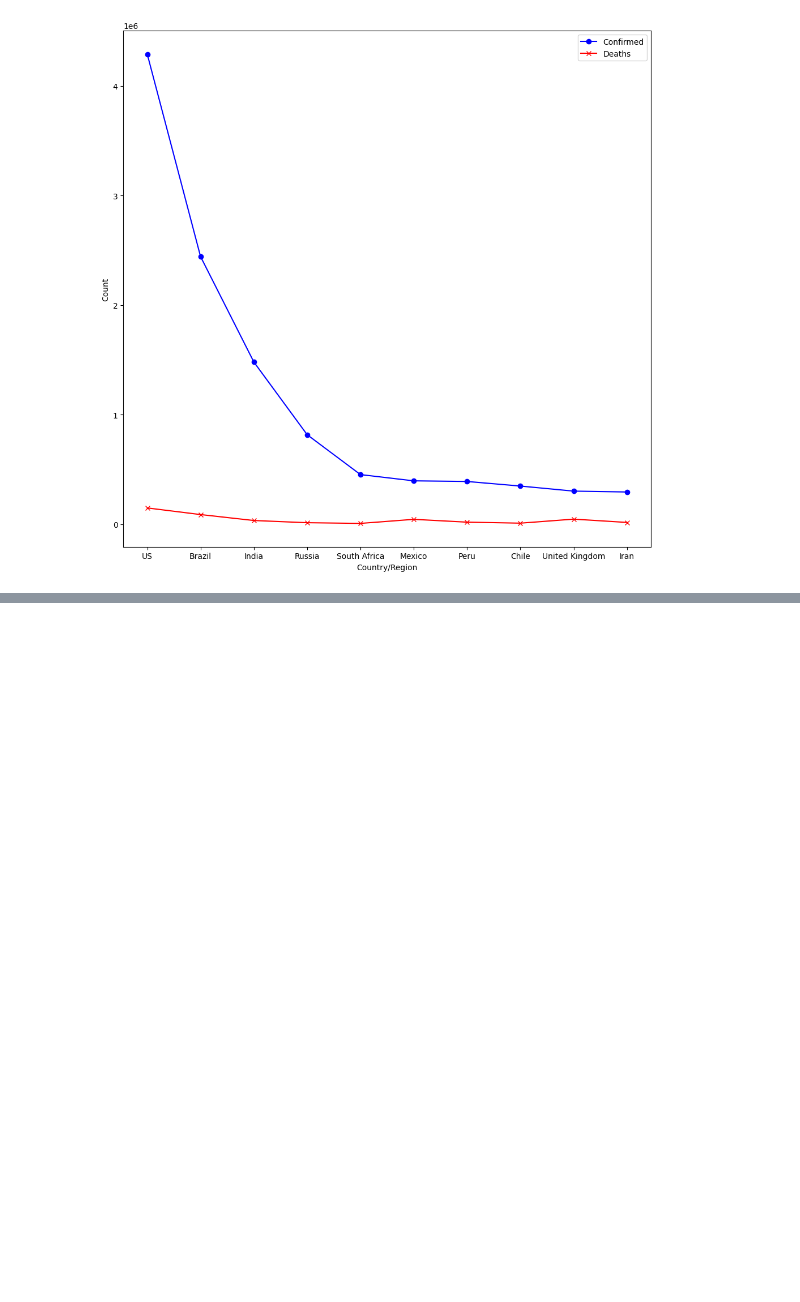
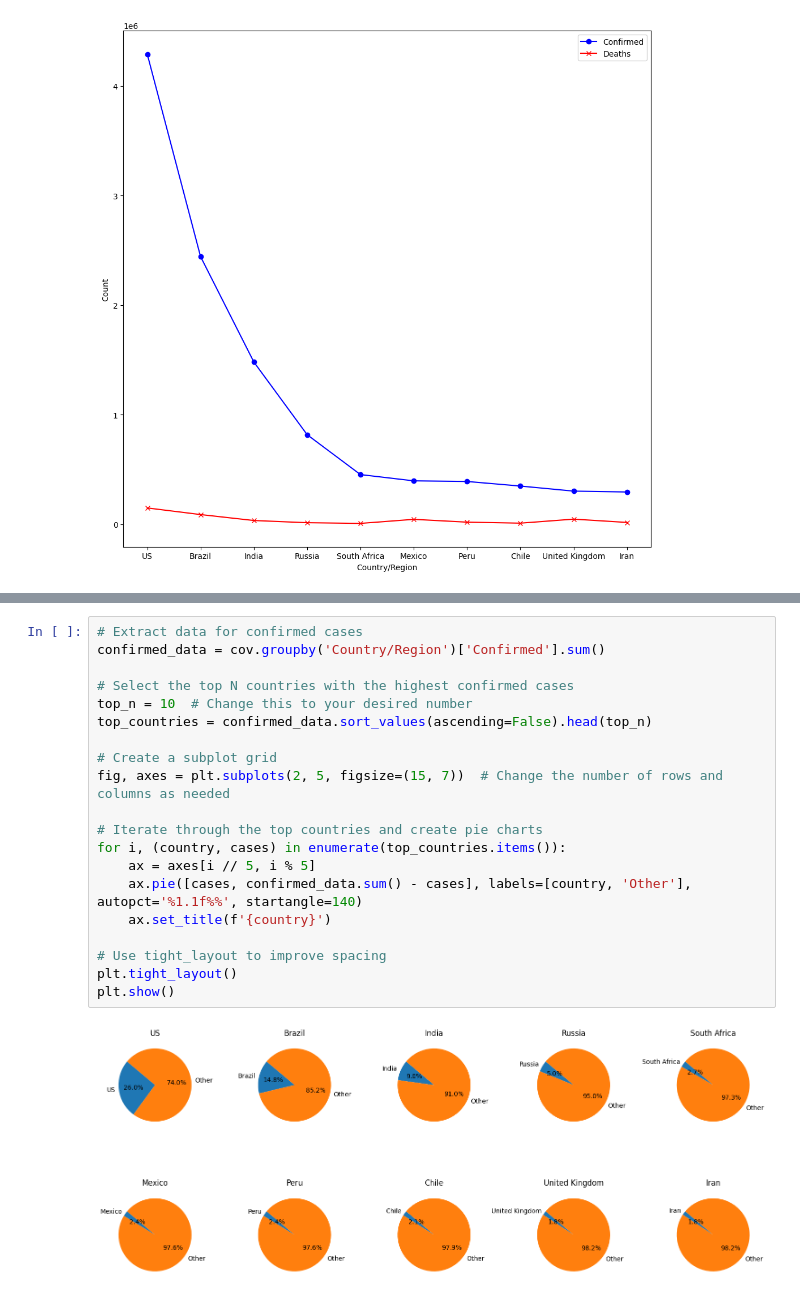
Before and after one commit to xyferr/BD-ML, a Jupyter notebook: covid - assesment/Covid data analysis.ipynb, the cells around one changed output, grey strips where cells are left out. Drawn from its saved outputs; the diff is of its cells as text; blank space fills up the shorter version.

```diff
--- a/covid - assesment/Covid data analysis.ipynb
+++ b/covid - assesment/Covid data analysis.ipynb
@@ -138,0 +422,22 @@ plt.show()
+# %%
+# Extract data for confirmed cases
+confirmed_data = cov.groupby('Country/Region')['Confirmed'].sum()
+
+# Select the top N countries with the highest confirmed cases
+top_n = 10  # Change this to your desired number
+top_countries = confirmed_data.sort_values(ascending=False).head(top_n)
+
+# Create a subplot grid
+fig, axes = plt.subplots(2, 5, figsize=(15, 7))  # Change the number of rows and columns as needed
+
+# Iterate through the top countries and create pie charts
+for i, (country, cases) in enumerate(top_countries.items()):
+    ax = axes[i // 5, i % 5]
+    ax.pie([cases, confirmed_data.sum() - cases], labels=[country, 'Other'], autopct='%1.1f%%', startangle=140)
+    ax.set_title(f'{country}')
+
+# Use tight_layout to improve spacing
+plt.tight_layout()
+plt.show()
+# %% [output]
+[figure, added]
```
Also changed, not shown: parts of 20 cells of this notebook.
